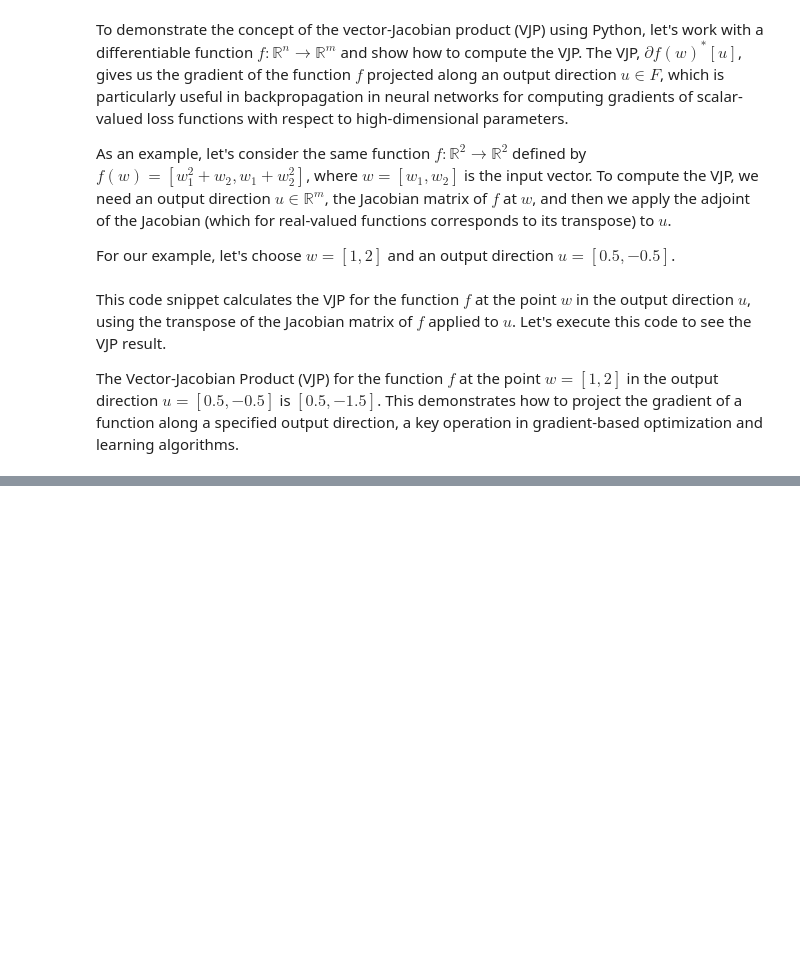
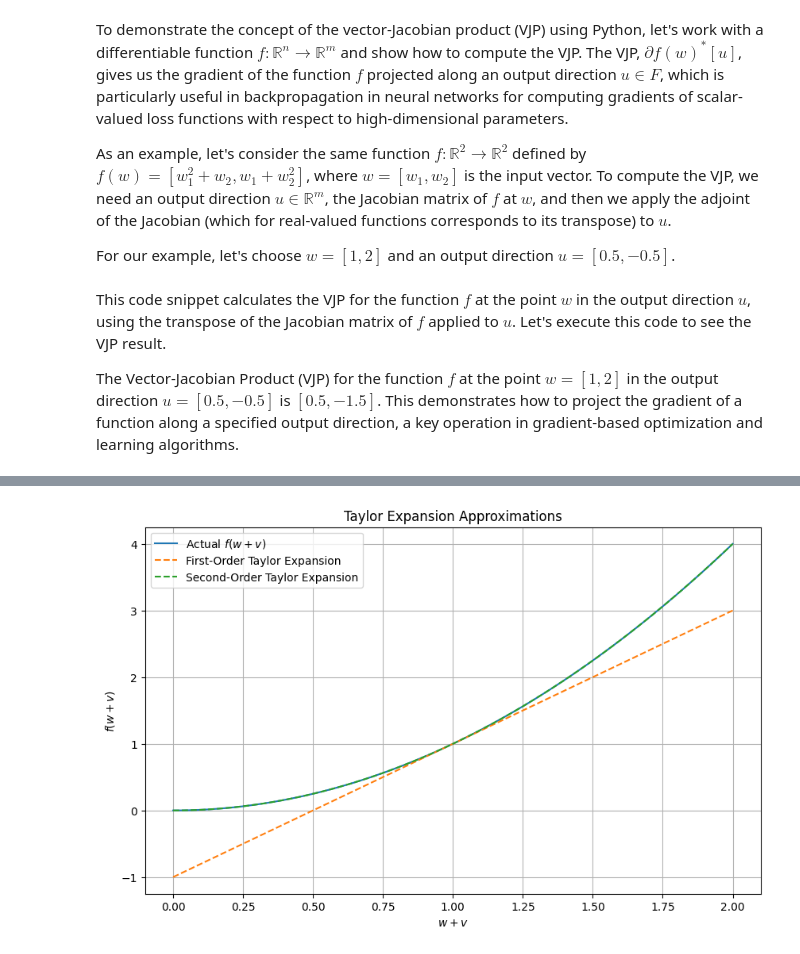
Before and after one commit to hanw/eodp-companion, a Jupyter notebook: chapter2.ipynb, the cells around one changed output, grey strips where cells are left out. Cells and saved outputs as stored; diff of their text form; code cells hidden in the pictures; blank space fills up the shorter version.

```diff
--- a/chapter2.ipynb
+++ b/chapter2.ipynb
@@ -476,0 +620,44 @@ The Vector-Jacobian Product (VJP) for the function $f$ at the point $w = [1, 2]$
+# %%
+import numpy as np
+
+# Define the function and its derivatives
+def f(w):
+    return w ** 2
+
+def grad_f(w):
+    return 2 * w
+
+def hessian_f(w):
+    return 2
+
+# Taylor expansions
+def first_order_taylor(w, v):
+    return f(w) + grad_f(w) * v
+
+def second_order_taylor(w, v):
+    return f(w) + grad_f(w) * v + 0.5 * hessian_f(w) * v**2
+
+# Point of interest and a range of values for v
+w = 1
+v_values = np.linspace(-1, 1, 100)
+
+# Compute actual function values and approximations
+actual_values = [f(w + v) for v in v_values]
+first_order_values = [first_order_taylor(w, v) for v in v_values]
+second_order_values = [second_order_taylor(w, v) for v in v_values]
+
+# Plotting
+import matplotlib.pyplot as plt
+
+plt.figure(figsize=(10, 6))
+plt.plot(v_values + w, actual_values, label='Actual $f(w+v)$')
+plt.plot(v_values + w, first_order_values, '--', label='First-Order Taylor Expansion')
+plt.plot(v_values + w, second_order_values, '--', label='Second-Order Taylor Expansion')
+plt.xlabel('$w+v$')
+plt.ylabel('$f(w+v)$')
+plt.legend()
+plt.grid(True)
+plt.title('Taylor Expansion Approximations')
+plt.show()
+# %% [output]
+[figure, added]
```
Also changed, not shown: parts of 8 cells of this notebook.
